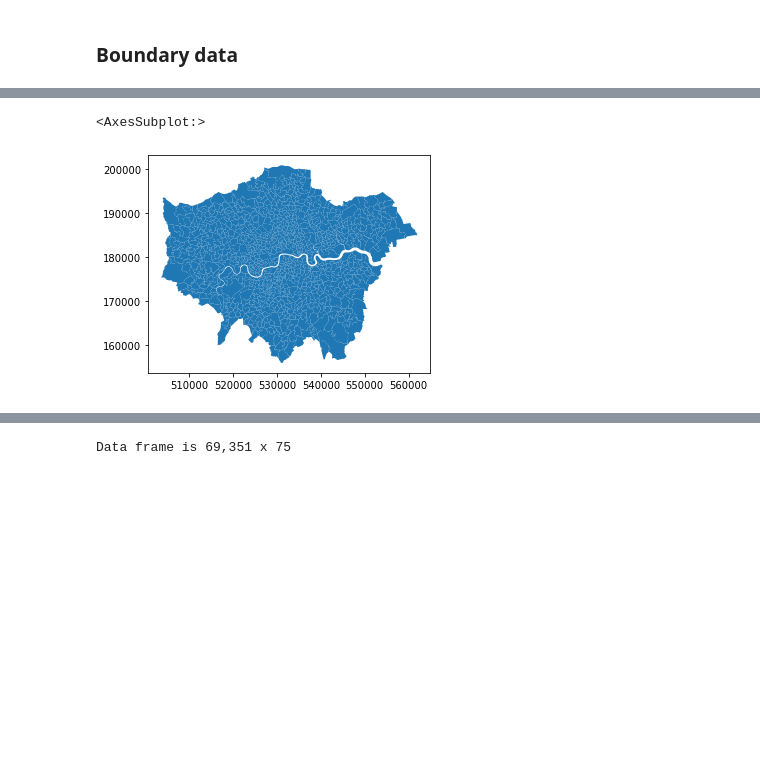
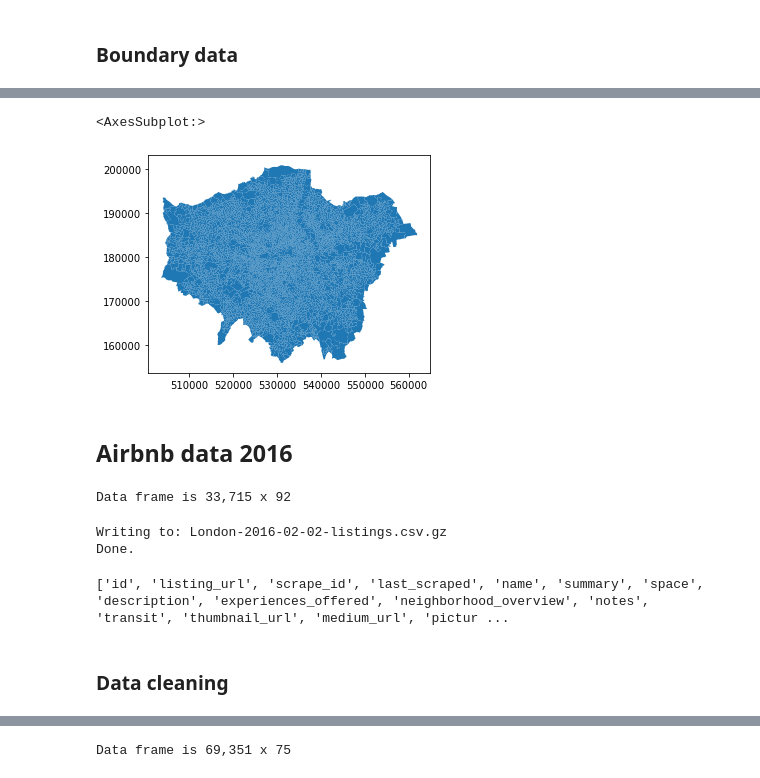
Before and after one commit to yichienchen99/fsds_group, a Jupyter notebook: Reproducible_Analysis.ipynb, the cells around one changed output, grey strips where cells are left out. Drawn from its saved outputs; the diff is of its cells as text; code cells hidden in the pictures; blank space fills up the shorter version.

```diff
--- a/Reproducible_Analysis.ipynb
+++ b/Reproducible_Analysis.ipynb
@@ -112,13 +396,11 @@ def cache_data(src:str, dest:str) -> str:
 # %%
 spath = 'https://github.com/jreades/fsds/blob/master/data/src/' # source path
 ddir  = os.path.join('data','geo') # destination directory
-water = gpd.read_file( cache_data(spath+'Water.gpkg?raw=true', ddir) )
-boros = gpd.read_file( cache_data(spath+'Boroughs.gpkg?raw=true', ddir) )
-green = gpd.read_file( cache_data(spath+'Greenspace.gpkg?raw=true', ddir) )
+water = gpd.read_file(cache_data(spath+'Water.gpkg?raw=true', ddir))
+boros = gpd.read_file(cache_data(spath+'Boroughs.gpkg?raw=true', ddir))
+green = gpd.read_file(cache_data(spath+'Greenspace.gpkg?raw=true', ddir))
 
-# need to change this to ward level for analysis
-msoas = gpd.read_file( cache_data('http://orca.casa.ucl.ac.uk/~jreades/data/MSOA-2011.gpkg', ddir) )
-msoas = msoas.to_crs(epsg=27700)
+lsoas = gpd.read_feather(os.path.join('data','geo','LSOA_Atlas.geofeather'))
 
 print("Done.")
 # %% [output]
@@ -134,5 +428,38 @@ msoas.columns.tolist()[:5]
 # %%
-msoas.plot()
+lsoas.plot() #to check
 # %% [output]
 <AxesSubplot:>
-[figure, old version]
+[figure, new version]
+# %% [markdown]
+## Airbnb data 2016
+# %%
+# Set download URL
+host   = 'https://orca.casa.ucl.ac.uk'
+path16 = '~jreades/data/London-2016-02-02-listings.csv.gz'
+url16  = f'{host}/{path16}'
+
+airbnb_2016 = pd.read_csv(url16, compression='gzip', low_memory=False)
+print(f"Data frame is {airbnb_2016.shape[0]:,} x {airbnb_2016.shape[1]}")
+# %% [output]
+Data frame is 33,715 x 92
+# %%
+# save raw listing data locally
+path = os.path.join('data','raw')
+fn16 = url16.split('/')[-1]
+print(f"Writing to: {fn16}")
+
+if not os.path.exists(path):
+    print(f"Creating {path} under {os.getcwd()}")
+    os.makedirs(path)
+
+airbnb_2016.to_csv(os.path.join(path,fn16), index=False)
+print("Done.")
+# %% [output]
+Writing to: London-2016-02-02-listings.csv.gz
+Done.
+# %%
+print(airbnb_2016.columns.to_list())
+# %% [output]
+['id', 'listing_url', 'scrape_id', 'last_scraped', 'name', 'summary', 'space', 'description', 'experiences_offered', 'neighborhood_overview', 'notes', 'transit', 'thumbnail_url', 'medium_url', 'pictur ...
+# %% [markdown]
+### Data cleaning
```
Also changed, not shown: parts of 134 cells of this notebook.
